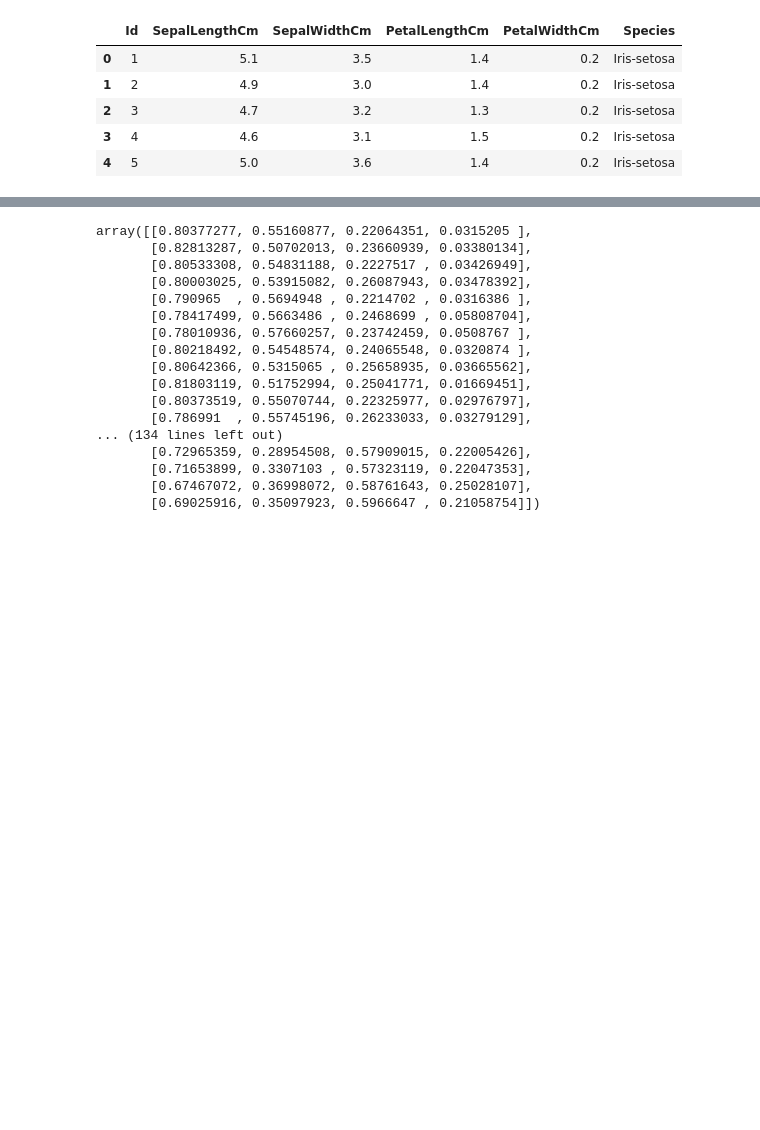
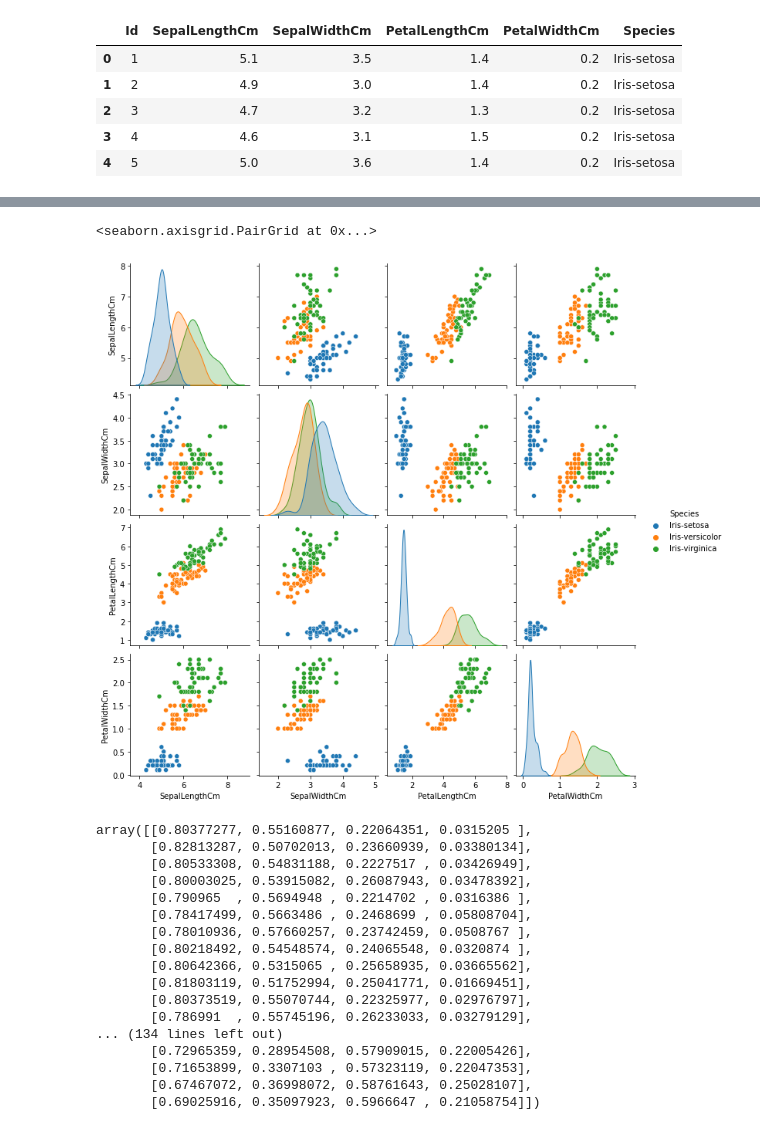
Before and after one commit to alex-chin/intro_neural_network, a Jupyter notebook: homeworks/home01/home01.ipynb, the cells around one changed output, grey strips where cells are left out. Cells and saved outputs as stored; diff of their text form; code cells hidden in the pictures; blank space fills up the shorter version.

```diff
--- a/homeworks/home01/home01.ipynb
+++ b/homeworks/home01/home01.ipynb
@@ -77,7 +91,10 @@ RESULTS = 'Species'
 dict_results = ['Iris-setosa', 'Iris-virginica', 'Iris-versicolor']
 # %%
 # репрезентация данных в виде графиков
-# sns.pairplot(iris_data.drop("Id", axis=1), hue=RESULTS)
+sns.pairplot(iris_data.drop("Id", axis=1), hue=RESULTS)
+# %% [output]
+<seaborn.axisgrid.PairGrid at 0x...>
+[figure, added]
 # %%
 # замена текстовых значений на цифровые
 iris_data[RESULTS].replace(dict_results, list(range(0, len(dict_results))), inplace=True)
```
Also changed, not shown: parts of 19 cells of this notebook, 1 other file.
